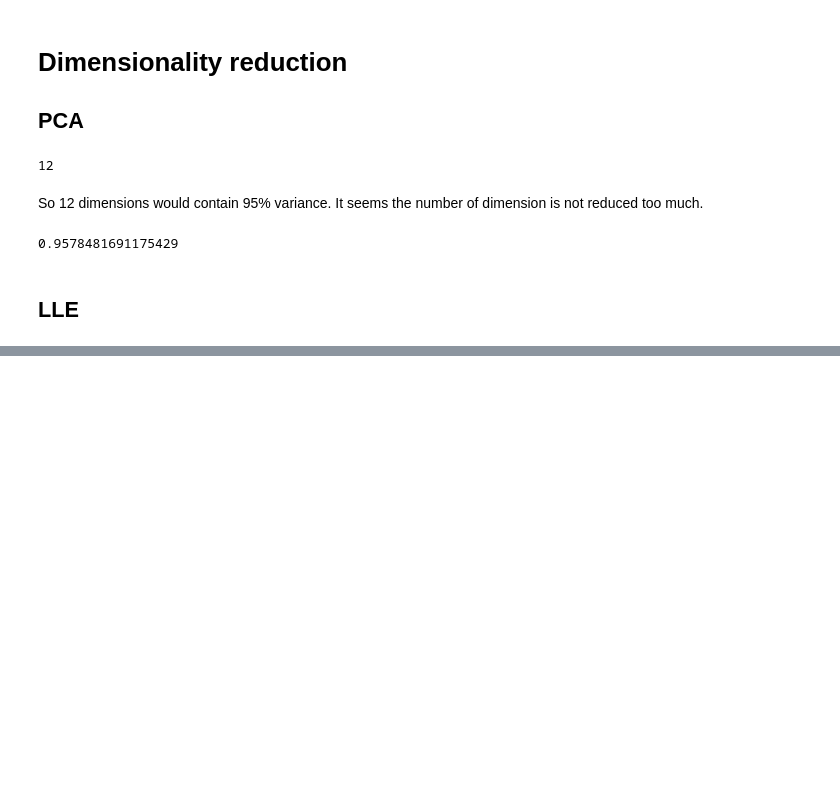
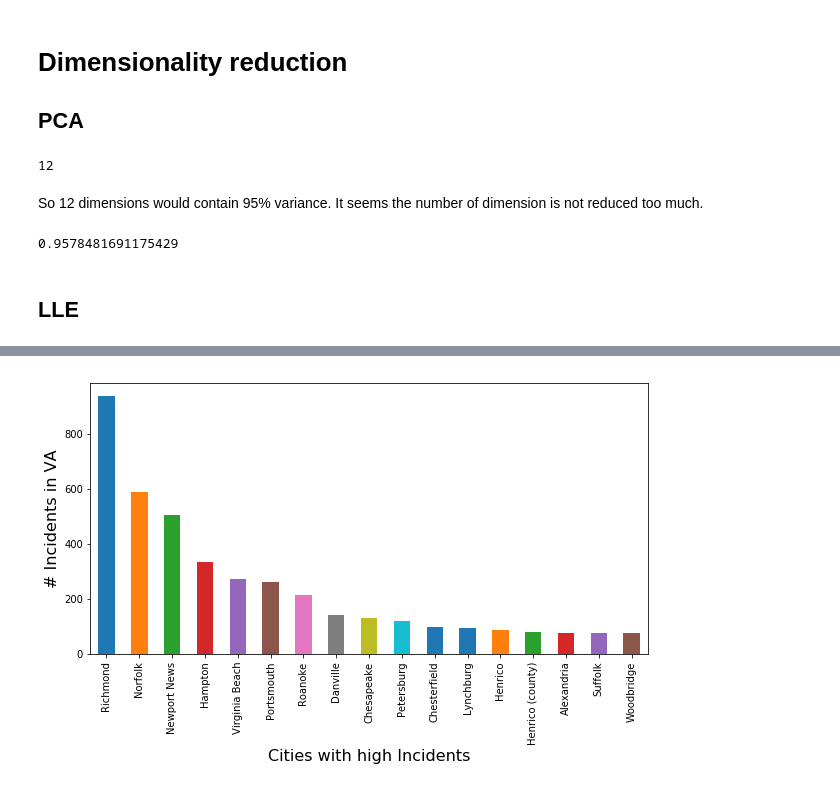
Before and after one commit to AkankshaNichrelay/Analysing-gun-violence-incidents, a Jupyter notebook: main.ipynb, the cells around one changed output, grey strips where cells are left out. Drawn from its saved outputs; the diff is of its cells as text; code cells hidden in the pictures; blank space fills up the shorter version.

```diff
--- a/main.ipynb
+++ b/main.ipynb
@@ -930,0 +933,7 @@ plt.show()
+# %%
+processed_data_new["city_or_county"].unique()
+
+d = processed_data_new["city_or_county"].value_counts()
+
+#maximum incidents have occured in Richmond and Norfolk cities while no of incidents in Charlottesville are 76.
+d
@@ -930,0 +958,9 @@ plt.show()
+# %%
+processed_data_new1 = processed_data_new.copy()
+
+w = pd.Series([])
+for ind in d.index:
+    #print(ind+','+str(d[ind]));
+    if d[ind] > 75 :
+        w[ind] = d[ind];
+w
@@ -930,0 +1038,9 @@ plt.show()
+# %%
+%matplotlib inline
+import matplotlib.pyplot as plt
+w.plot.bar(figsize=(10,5))
+plt.xlabel('Cities with high Incidents', fontsize=16)
+plt.ylabel('# Incidents in VA', fontsize=16)
+plt.show()
+# %% [output]
+[figure, added]
```
Also changed, not shown: parts of 19 cells of this notebook.
